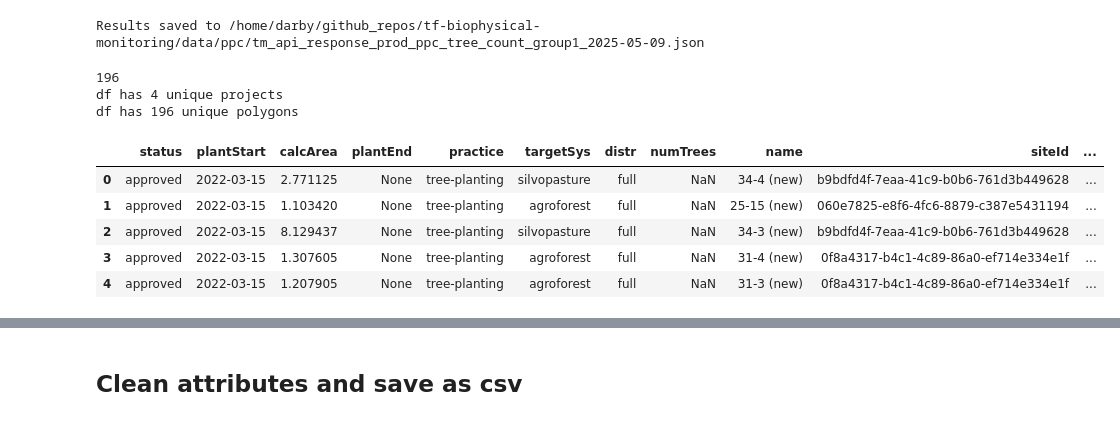
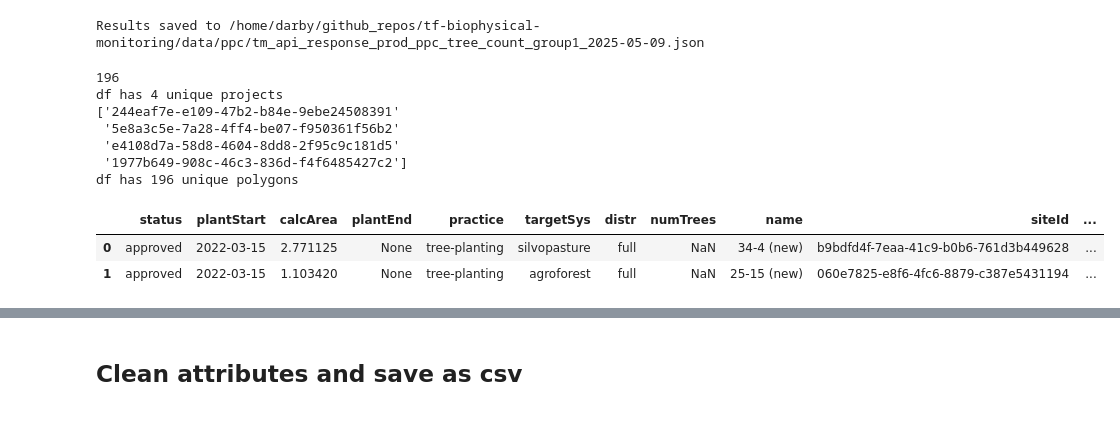
Before and after one commit to wri/decision-tree, a Jupyter notebook: notebooks/ppc-tm-api-pull.ipynb, the cells around one changed output, grey strips where cells are left out. Cells and saved outputs as stored; diff of their text form; code cells hidden in the pictures.

```diff
--- a/notebooks/ppc-tm-api-pull.ipynb
+++ b/notebooks/ppc-tm-api-pull.ipynb
@@ -92,16 +92,18 @@ df = pd.DataFrame(results)
 # %%
 print(len(df))
 print(f"df has {df.project_id.nunique()} unique projects")
+print(df.project_id.unique())
 print(f"df has {df.poly_id.nunique()} unique polygons")
 df['project_id'].value_counts()
-df.head()
+df.head(2)
 # %% [output]
 196
 df has 4 unique projects
+['244eaf7e-e109-47b2-b84e-9ebe24508391'
+ '5e8a3c5e-7a28-4ff4-be07-f950361f56b2'
+ 'e4108d7a-58d8-4604-8dd8-2f95c9c181d5'
+ '1977b649-908c-46c3-836d-f4f6485427c2']
 df has 196 unique polygons
 |  | status | plantStart | calcArea | plantEnd | practice | targetSys | distr | numTrees | name | siteId | ... |
 | 0 | approved | 2022-03-15 | 2.771125 | None | tree-planting | silvopasture | full | NaN | 34-4 (new) | b9bdfd4f-7eaa-41c9-b0b6-761d3b449628 | ... |
 | 1 | approved | 2022-03-15 | 1.103420 | None | tree-planting | agroforest | full | NaN | 25-15 (new) | 060e7825-e8f6-4fc6-8879-c387e5431194 | ... |
-| 2 | approved | 2022-03-15 | 8.129437 | None | tree-planting | silvopasture | full | NaN | 34-3 (new) | b9bdfd4f-7eaa-41c9-b0b6-761d3b449628 | ... |
-| 3 | approved | 2022-03-15 | 1.307605 | None | tree-planting | agroforest | full | NaN | 31-4 (new) | 0f8a4317-b4c1-4c89-86a0-ef714e334e1f | ... |
-| 4 | approved | 2022-03-15 | 1.207905 | None | tree-planting | agroforest | full | NaN | 31-3 (new) | 0f8a4317-b4c1-4c89-86a0-ef714e334e1f | ... |
```
Also changed, not shown: parts of 6 cells of this notebook, 1 other file.
